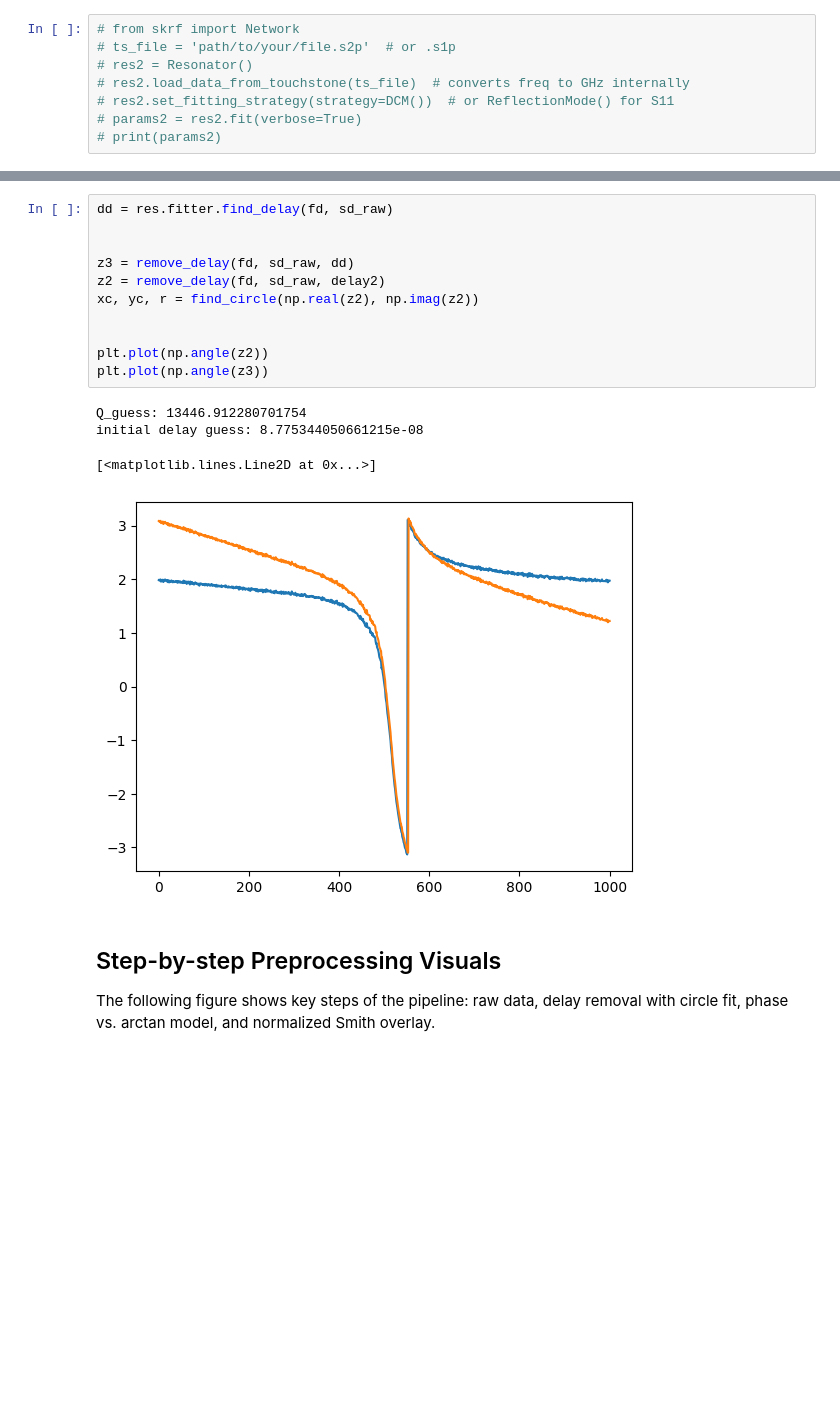
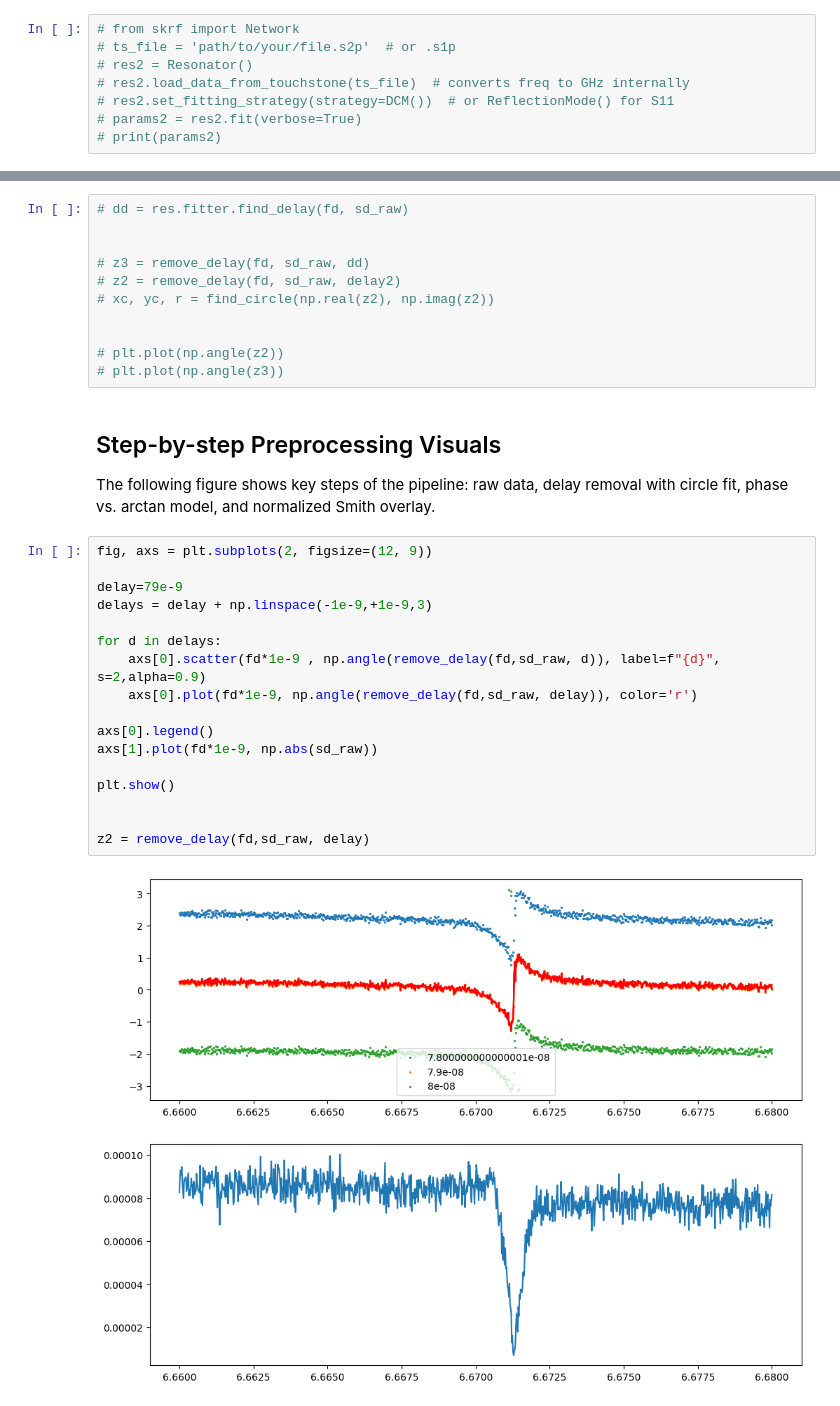
Before and after one commit to Boulder-Cryogenic-Quantum-Testbed/scresonators, a Jupyter notebook: examples/fit_custom.ipynb, the cells around one changed output, grey strips where cells are left out. Cells and saved outputs as stored; diff of their text form; blank space fills up the shorter version.

```diff
--- a/examples/fit_custom.ipynb
+++ b/examples/fit_custom.ipynb
@@ -275,19 +302,33 @@ Uncomment and adapt the cell below.
 # %%
-dd = res.fitter.find_delay(fd, sd_raw)
+# dd = res.fitter.find_delay(fd, sd_raw)
 
 
-z3 = remove_delay(fd, sd_raw, dd)
-z2 = remove_delay(fd, sd_raw, delay2)
-xc, yc, r = find_circle(np.real(z2), np.imag(z2))
+# z3 = remove_delay(fd, sd_raw, dd)
+# z2 = remove_delay(fd, sd_raw, delay2)
+# xc, yc, r = find_circle(np.real(z2), np.imag(z2))
 
 
-plt.plot(np.angle(z2))
-plt.plot(np.angle(z3))
+# plt.plot(np.angle(z2))
+# plt.plot(np.angle(z3))
-# %% [output]
-Q_guess: 13446.912280701754
-initial delay guess: 8.775344050661215e-08
-[<matplotlib.lines.Line2D at 0x...>]
-[figure, removed]
 # %% [markdown]
 ## Step-by-step Preprocessing Visuals
 The following figure shows key steps of the pipeline: raw data, delay removal with circle fit, phase vs. arctan model, and normalized Smith overlay.
+# %%
+fig, axs = plt.subplots(2, figsize=(12, 9))
+
+delay=79e-9
+delays = delay + np.linspace(-1e-9,+1e-9,3)
+
+for d in delays:
+    axs[0].scatter(fd*1e-9 , np.angle(remove_delay(fd,sd_raw, d)), label=f"{d}", s=2,alpha=0.9)
+    axs[0].plot(fd*1e-9, np.angle(remove_delay(fd,sd_raw, delay)), color='r')
+
+axs[0].legend()
+axs[1].plot(fd*1e-9, np.abs(sd_raw))
+
+plt.show()
+
+
+z2 = remove_delay(fd,sd_raw, delay)
+# %% [output]
+[figure, added]
```
Also changed, not shown: parts of 13 cells of this notebook, 8 other files.
